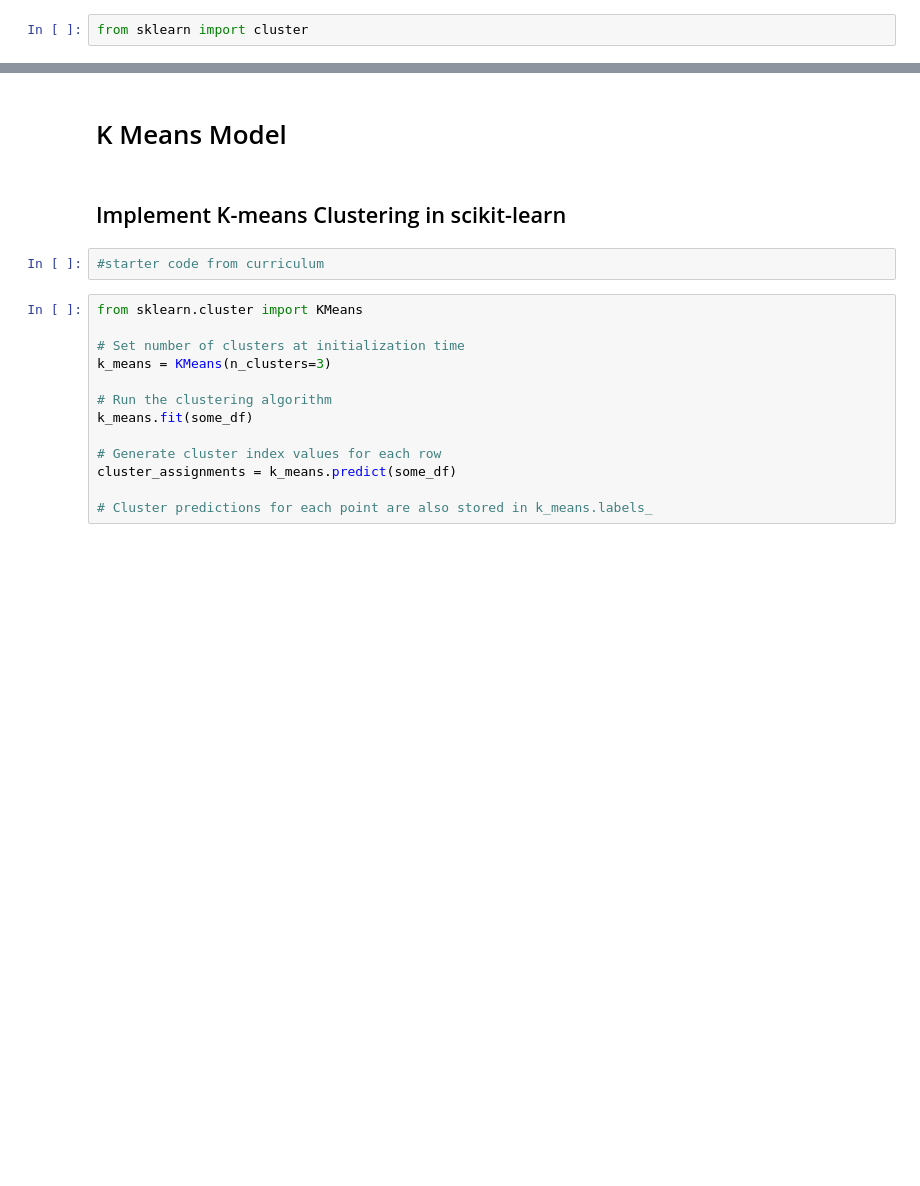
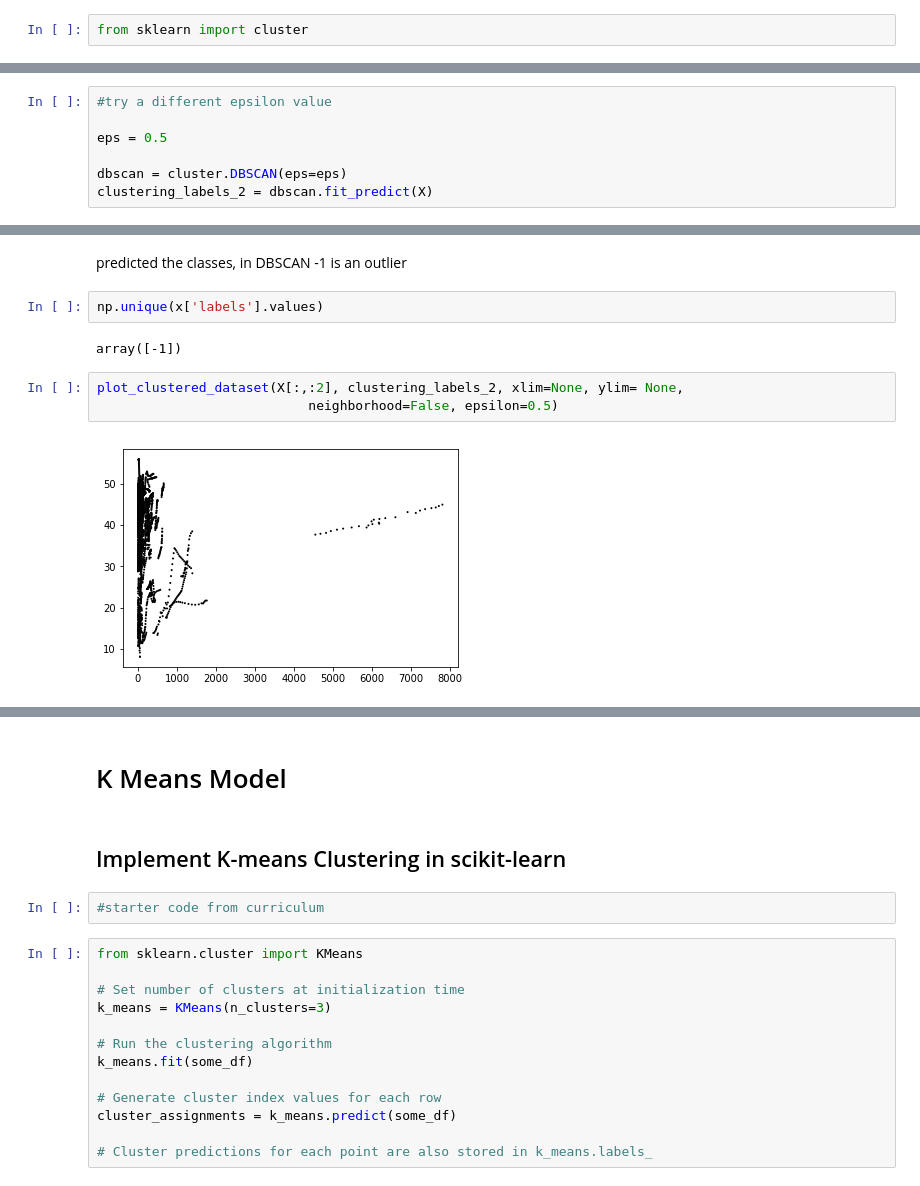
Before and after one commit to taramullin/Capstone, a Jupyter notebook: Capstone - Development Indicators.ipynb, the cells around one changed output, grey strips where cells are left out. Cells and saved outputs as stored; diff of their text form; blank space fills up the shorter version.

```diff
--- a/Capstone - Development Indicators.ipynb
+++ b/Capstone - Development Indicators.ipynb
@@ -477,0 +667,7 @@ ValueError: Input contains NaN, infinity or a value too large for dtype('float64
+# %%
+#try a different epsilon value
+
+eps = 0.5
+
+dbscan = cluster.DBSCAN(eps=eps)
+clustering_labels_2 = dbscan.fit_predict(X)
@@ -477,0 +698,11 @@ ValueError: Input contains NaN, infinity or a value too large for dtype('float64
+# %% [markdown]
+predicted the classes, in DBSCAN -1 is an outlier
+# %%
+np.unique(x['labels'].values)
+# %% [output]
+array([-1])
+# %%
+plot_clustered_dataset(X[:,:2], clustering_labels_2, xlim=None, ylim= None,
+                           neighborhood=False, epsilon=0.5)
+# %% [output]
+[figure, added]
```
Also changed, not shown: parts of 94 cells of this notebook.
